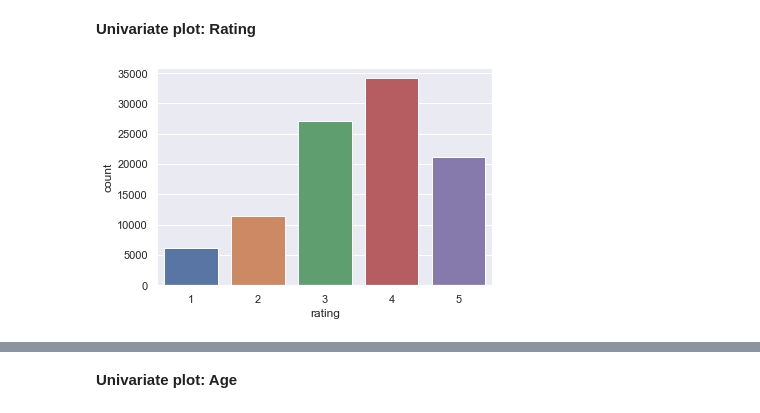
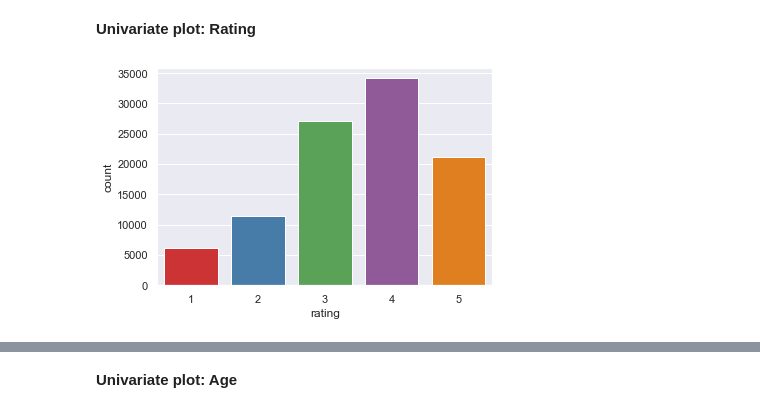
Before and after one commit to pcopley/uta-aiml, a Jupyter notebook: 01 Fundamentals of AIML/04 Project/MovieLens Project Questions.ipynb, the cells around one changed output, grey strips where cells are left out. Cells and saved outputs as stored; diff of their text form; code cells hidden in the pictures.

```diff
--- a/01 Fundamentals of AIML/04 Project/MovieLens Project Questions.ipynb
+++ b/01 Fundamentals of AIML/04 Project/MovieLens Project Questions.ipynb
@@ -74,7 +74,12 @@ import seaborn as sns
 import matplotlib.pyplot as plt
 
 sns.set(color_codes=True)
-%matplotlib inline # so we don't need to explicitly show our plots
+
+# so we don't need to explicitly show our plots
+%matplotlib inline
+
+# Set a couple variables I'm using elsewhere
+palette = 'Set1'
 # %% [markdown]
 ### 2. Read the 3 datasets into dataframes - 2.5 marks
 # %%
@@ -324,7 +334,7 @@ movies['release_year'] = pd.DatetimeIndex(movies['release date']).year
 # %% [markdown]
 **Univariate plot: Rating**
 # %%
-# Ratings have distinct, non-continuous values so a count plot is appropriate
-sns.countplot(ratings['rating']);
+# Ratings occurrence
+sns.countplot(ratings['rating'], palette=palette);
 # %% [output]
-[figure, old version]
+[figure, new version]
```
Also changed, not shown: parts of 23 cells of this notebook.
